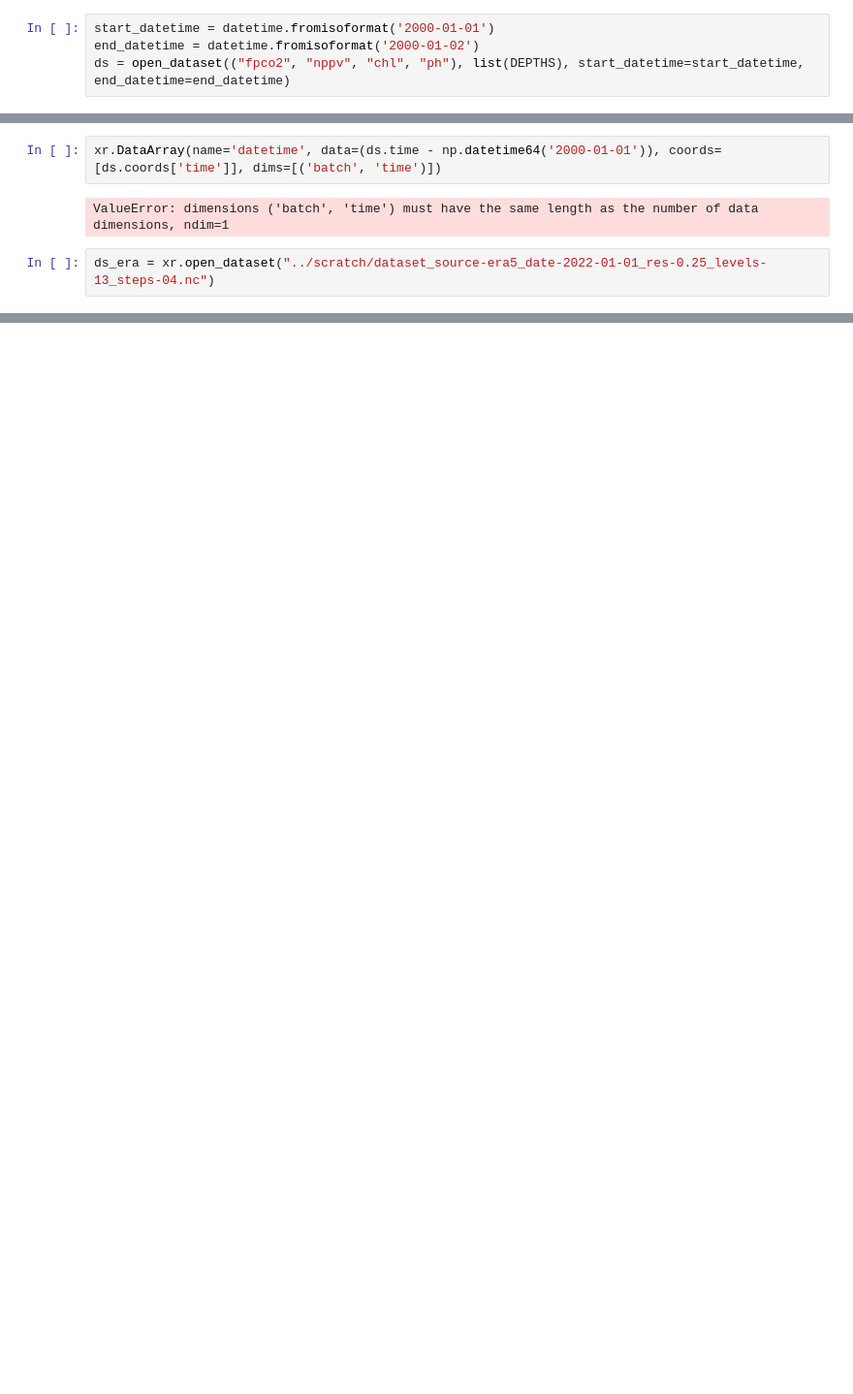
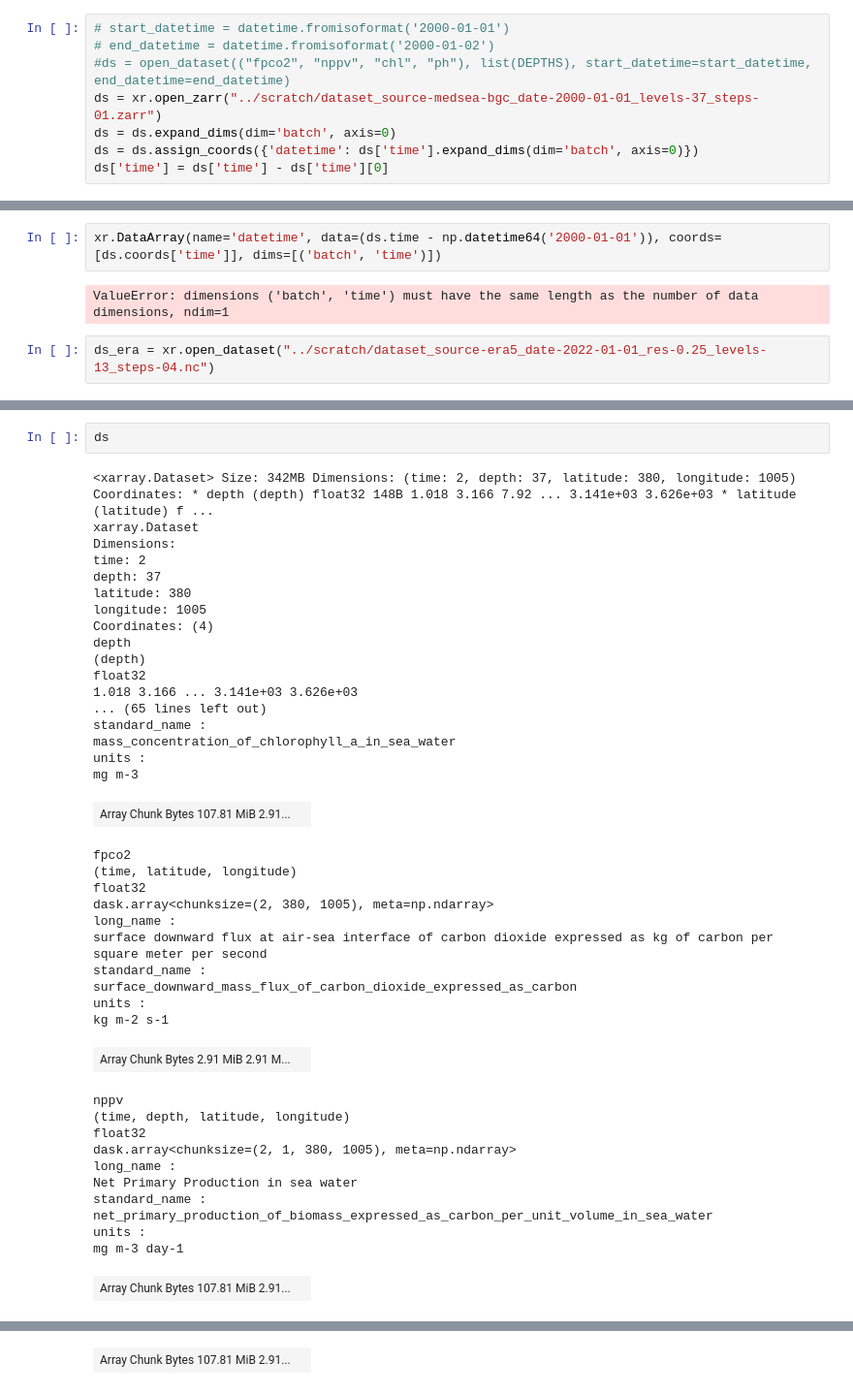
Before and after one commit to stefanocampanella/graphcast, a Jupyter notebook: notebooks/notes.ipynb, the cells around one changed output, grey strips where cells are left out. Shown at 97% size. Saved outputs shown, nothing was run; the diff lists cells and outputs as text; blank space fills up the shorter version.

```diff
--- a/notebooks/notes.ipynb
+++ b/notebooks/notes.ipynb
@@ -5,6 +5,10 @@ from graphcastmodel.download_utils import open_dataset, DATASET_IDS
 from graphcastmodel.graphcast import DEPTHS_37 as DEPTHS
 import numpy as np
 # %%
-start_datetime = datetime.fromisoformat('2000-01-01')
-end_datetime = datetime.fromisoformat('2000-01-02')
-ds = open_dataset(("fpco2", "nppv", "chl", "ph"), list(DEPTHS), start_datetime=start_datetime, end_datetime=end_datetime)
+# start_datetime = datetime.fromisoformat('2000-01-01')
+# end_datetime = datetime.fromisoformat('2000-01-02')
+#ds = open_dataset(("fpco2", "nppv", "chl", "ph"), list(DEPTHS), start_datetime=start_datetime, end_datetime=end_datetime)
+ds = xr.open_zarr("../scratch/dataset_source-medsea-bgc_date-2000-01-01_levels-37_steps-01.zarr")
+ds = ds.expand_dims(dim='batch', axis=0)
+ds = ds.assign_coords({'datetime': ds['time'].expand_dims(dim='batch', axis=0)})
+ds['time'] = ds['time'] - ds['time'][0]
@@ -63,0 +206,43 @@ Dimensions without coordinates: batch
+# %%
+ds
+# %% [output]
+<xarray.Dataset> Size: 342MB Dimensions: (time: 2, depth: 37, latitude: 380, longitude: 1005) Coordinates: * depth (depth) float32 148B 1.018 3.166 7.92 ... 3.141e+03 3.626e+03 * latitude (latitude) f ...
+xarray.Dataset
+Dimensions:
+time: 2
+depth: 37
+latitude: 380
+longitude: 1005
+Coordinates: (4)
+depth
+(depth)
+float32
+1.018 3.166 ... 3.141e+03 3.626e+03
+... (65 lines left out)
+standard_name :
+mass_concentration_of_chlorophyll_a_in_sea_water
+units :
+mg m-3
+| Array Chunk Bytes 107.81 MiB 2.91... |  |
+fpco2
+(time, latitude, longitude)
+float32
+dask.array<chunksize=(2, 380, 1005), meta=np.ndarray>
+long_name :
+surface downward flux at air-sea interface of carbon dioxide expressed as kg of carbon per square meter per second
+standard_name :
+surface_downward_mass_flux_of_carbon_dioxide_expressed_as_carbon
+units :
+kg m-2 s-1
+| Array Chunk Bytes 2.91 MiB 2.91 M... |  |
+nppv
+(time, depth, latitude, longitude)
+float32
+dask.array<chunksize=(2, 1, 380, 1005), meta=np.ndarray>
+long_name :
+Net Primary Production in sea water
+standard_name :
+net_primary_production_of_biomass_expressed_as_carbon_per_unit_volume_in_sea_water
+units :
+mg m-3 day-1
+| Array Chunk Bytes 107.81 MiB 2.91... |  |
@@ -63,0 +261 @@ Dimensions without coordinates: batch
+| Array Chunk Bytes 107.81 MiB 2.91... |  |
```
Also changed, not shown: parts of 11 cells of this notebook, 1 other file.
